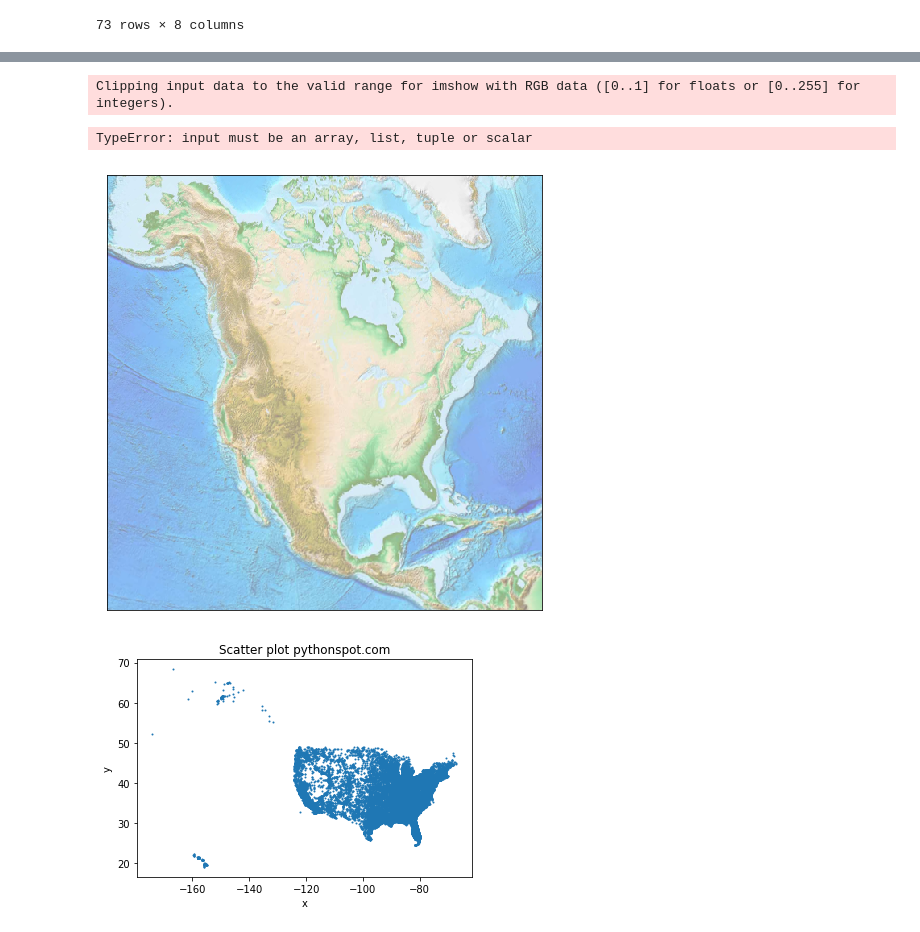
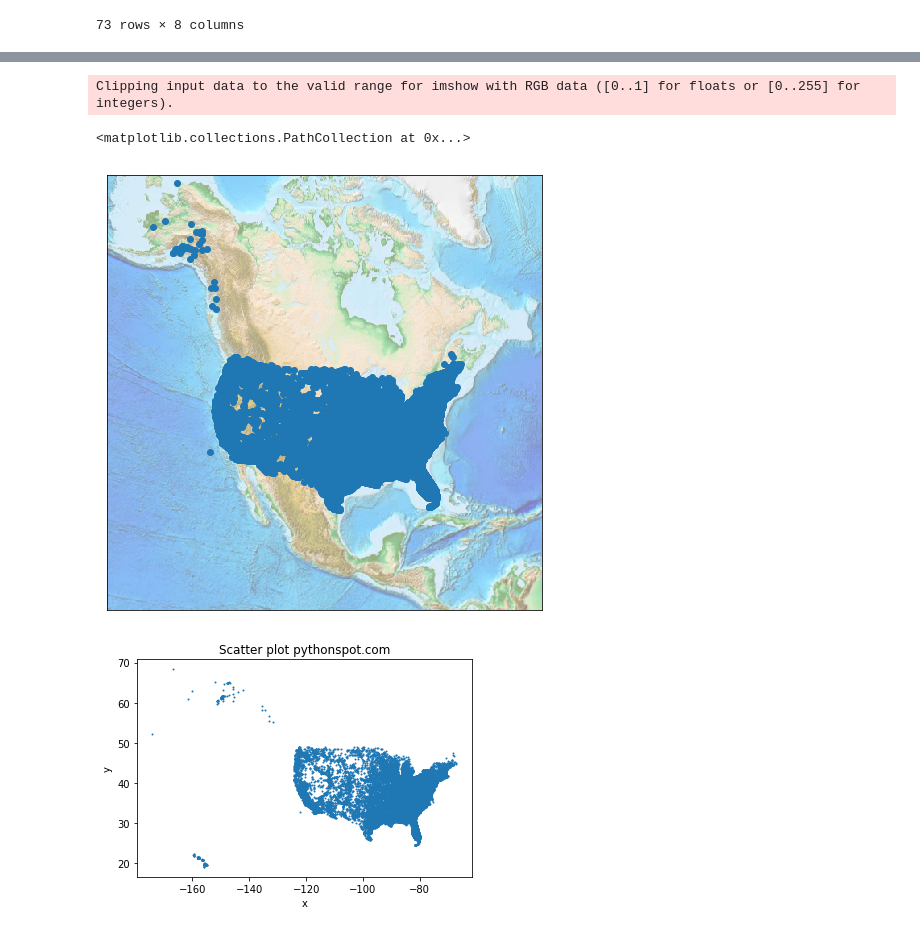
Before and after one commit to ecantu75/DataMining_Lab3, a Jupyter notebook: DataMining_LAB_3.ipynb, the cells around one changed output, grey strips where cells are left out. Cells and saved outputs as stored; diff of their text form; code cells hidden in the pictures.

```diff
--- a/DataMining_LAB_3.ipynb
+++ b/DataMining_LAB_3.ipynb
@@ -522,21 +502,21 @@ Accident_df1[['longitude','latitude']]
 # %%
 fig = plt.figure(figsize=(8, 8))
 m = Basemap(projection='lcc', resolution=None,
             width=8E6, height=8E6,
             lat_0=45, lon_0=-100,)
 m.etopo(scale=0.5, alpha=0.5)
 
 # Map (long, lat) to (x, y) for plotting
-x, y = m([-98.214253,-96.507414],[26.138836,32.700692])
+x, y = m(Accident_df1.longitude.tolist(), Accident_df1.latitude.tolist())
 m.scatter(x, y)
 
 #plt.plot(x,y, 'ok', markersize=5)
 #plt.plot(Accident_df1.longitude, Accident_df1.latitude, 'ok', markersize=5)
 #plt.text(x, y, ' Seattle', fontsize=12);
 # %% [output]
 Clipping input data to the valid range for imshow with RGB data ([0..1] for floats or [0..255] for integers).
-TypeError: input must be an array, list, tuple or scalar
+<matplotlib.collections.PathCollection at 0x...>
-[figure, old version]
+[figure, new version]
 # %%
 # Plot
 plt.scatter( Accident_df1.longitude,Accident_df1.latitude, s= 1, alpha=1)
```
Also changed, not shown: parts of 2 cells of this notebook.
